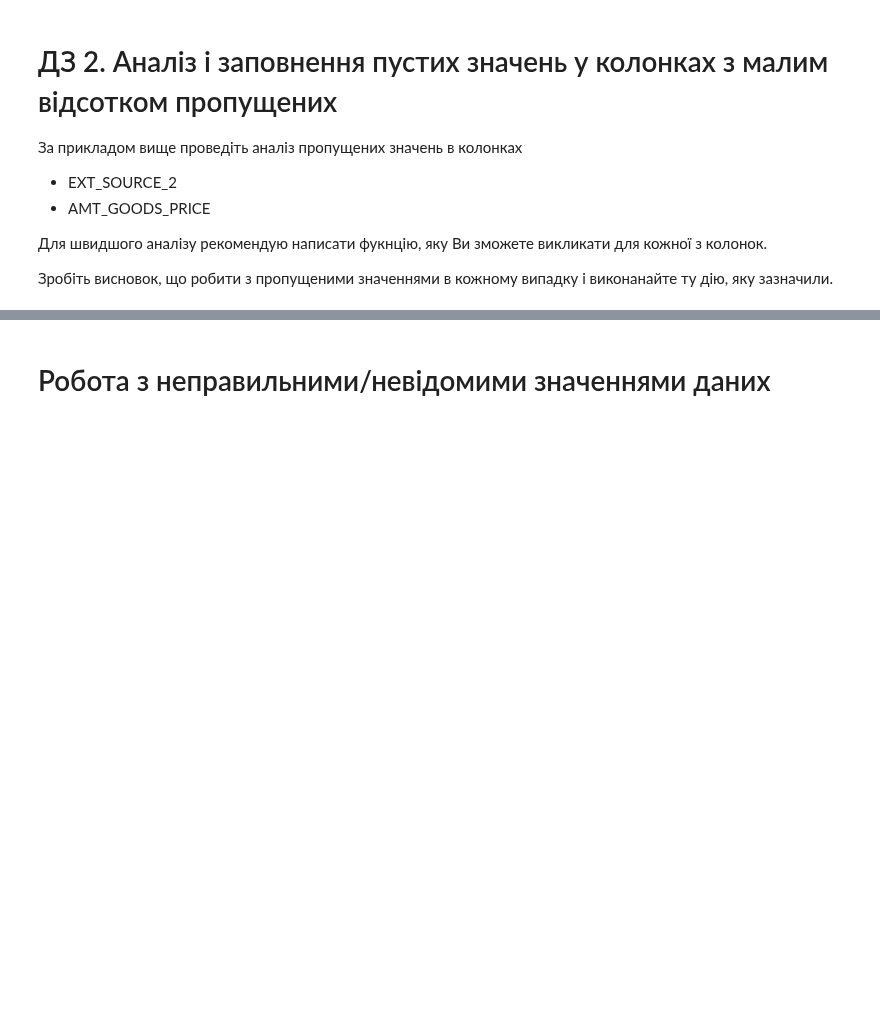
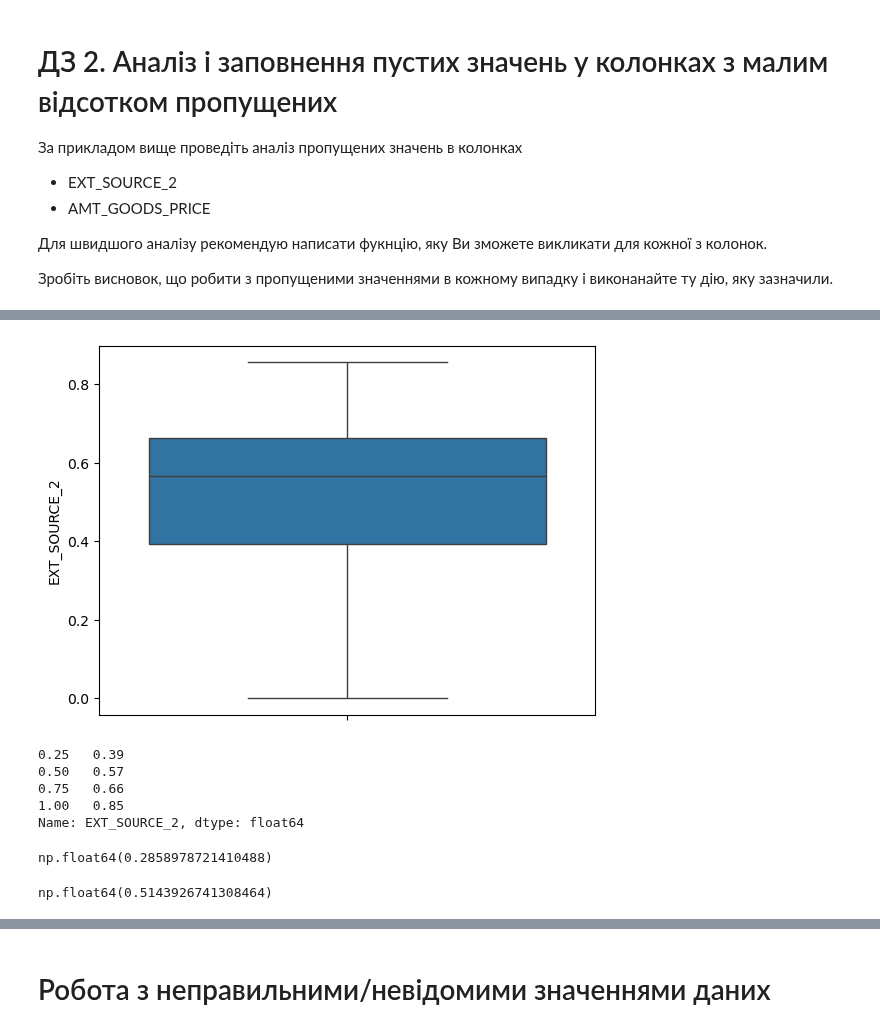
Before and after one commit to inna1999-pl/python_for_ds_tasks, a Jupyter notebook: Machine learning. New course/HW_1_2_Credit_EDA.ipynb, the cells around one changed output, grey strips where cells are left out. Drawn from its saved outputs; the diff is of its cells as text; code cells hidden in the pictures; blank space fills up the shorter version.

```diff
--- a/Machine learning. New course/HW_1_2_Credit_EDA.ipynb
+++ b/Machine learning. New course/HW_1_2_Credit_EDA.ipynb
@@ -27,7 +14,7 @@ application_data.csv.zip  application_data_processed.zip  previous_application.c
 # %% [markdown]
 Зчитуємо дані.
 # %%
-df = pd.read_csv("drive/MyDrive/Machine Learning для людей/data/credit/application_data.csv.zip")
+df = pd.read_csv("application_data.csv")
 # %%
 # Огляд декількох записів з датафрейму
 df.head()
@@ -394,7 +382,8 @@ Name: OCCUPATION_TYPE, dtype: int64
 # %% [markdown]
 Заміна NULL-значень на категорією `Unknown`
 # %%
-df['OCCUPATION_TYPE'].fillna(value = 'Unknown', inplace = True)
+# df['OCCUPATION_TYPE'].fillna(value = 'Unknown', inplace = True)
+df.fillna({'OCCUPATION_TYPE': 'Unknown'}, inplace=True)
 # %%
 plt.figure(figsize = (10,5))
 sns.countplot(data = df, x = "OCCUPATION_TYPE")
@@ -583,0 +641,21 @@ df['OBS_30_CNT_SOCIAL_CIRCLE'].fillna(df['OBS_30_CNT_SOCIAL_CIRCLE'].median(), i
+# %%
+sns.boxplot(df.EXT_SOURCE_2)
+plt.show()
+# %% [output]
+[figure, added]
+# %%
+df.EXT_SOURCE_2.quantile(q = [0.25,0.5,0.75,1])
+# %% [output]
+0.25   0.39
+0.50   0.57
+0.75   0.66
+1.00   0.85
+Name: EXT_SOURCE_2, dtype: float64
+# %%
+df.EXT_SOURCE_2.mode()[0]
+# %% [output]
+np.float64(0.2858978721410488)
+# %%
+df.EXT_SOURCE_2.mean()
+# %% [output]
+np.float64(0.5143926741308464)
```
Also changed, not shown: parts of 120 cells of this notebook.
